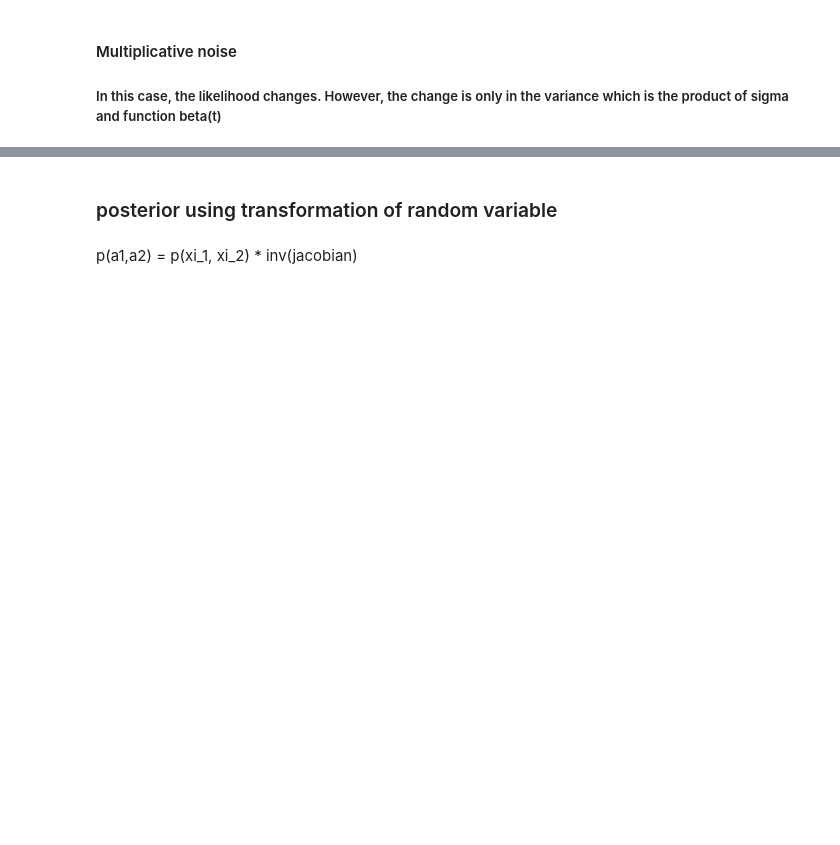
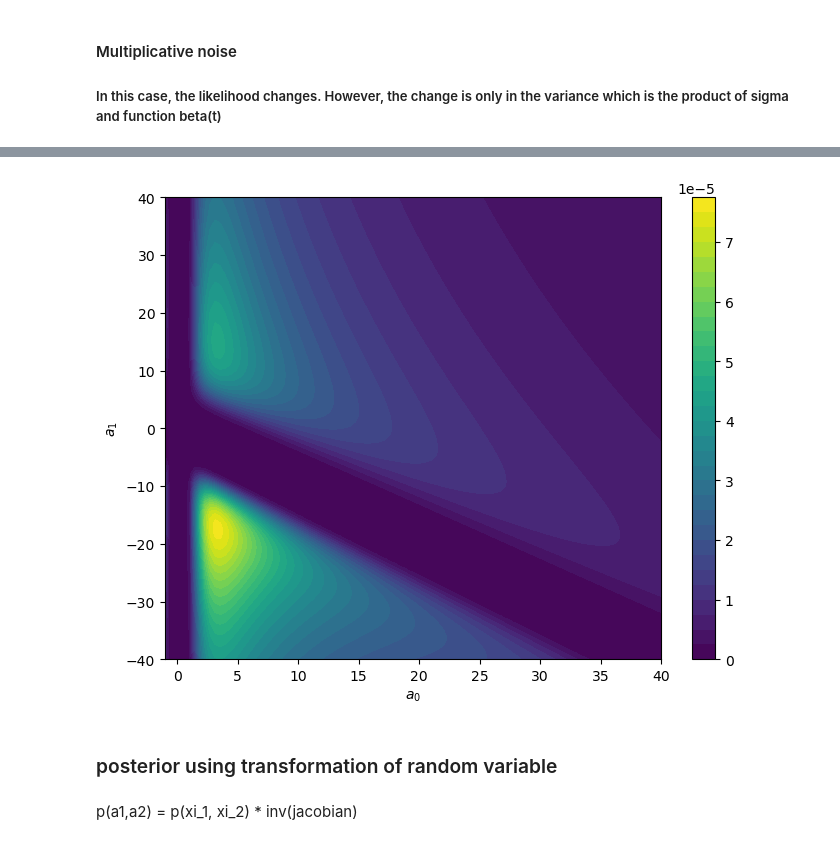
Before and after one commit to sudhipv/sequential_calibration, a Jupyter notebook: appendix/sum_of_sigmoid_noise.ipynb, the cells around one changed output, grey strips where cells are left out. Drawn from its saved outputs; the diff is of its cells as text; code cells hidden in the pictures; blank space fills up the shorter version.

```diff
--- a/appendix/sum_of_sigmoid_noise.ipynb
+++ b/appendix/sum_of_sigmoid_noise.ipynb
@@ -233,7 +243,7 @@ data points are 9.380745339155352 -15.559852263997453
 # %%
 
 
-x2, y2 = np.linspace(-1,40, 100), np.linspace(-20, 40, 100)
+x2, y2 = np.linspace(-1,40, 100), np.linspace(-40, 40, 100)
 
 
 f_t1 = (1 + np.exp(T1-t1))
@@ -248,34 +258,37 @@ for p0 in range(len(x2)):
 
 
         #### Worked Code
 
         var1 = (sigma_r * (x2[p0] + y2[p1]/ f_t1 ) )**2
 
         var2 = (sigma_r * (x2[p0] + y2[p1]/ f_t2 ) )**2
 
         multiplier1 = (1/np.sqrt(2*np.pi*var1))
 
         multiplier2 = (1/np.sqrt(2*np.pi*var2))
 
         err1 = np.exp(-1 * (Y1 * f_t1 - x2[p0] * f_t1  - y2[p1])**2 / (2 * var1 * f_t1**2))
 
         err2 = np.exp(-1 * (Y2 * f_t2 - x2[p0] * f_t2 - y2[p1])**2 / (2 * var2 * f_t2**2))
 
 
         Lsum = multiplier1 * err1.item() * multiplier2 * err2.item()
 
         L_a0a1[p0,p1] = Lsum
 
 
 fig = plt.figure(200,figsize=(8,6))
 P, Q = np.meshgrid(x2,y2)
 Lt = np.transpose(L_a0a1)
 plt.contourf(P, Q, Lt, levels=30, cmap="viridis")
 plt.xlabel('$a_{0}$')
 plt.ylabel('$a_{1}$')
 plt.colorbar()
-plt.savefig('./product_of_likelihood_multiplicative.pdf')
+# plt.savefig('./product_of_likelihood_multiplicative.pdf')
+plt.show()
 plt.close()
+# %% [output]
+[figure, added]
 # %% [markdown]
 ### posterior using transformation of random variable
 # %% [markdown]
```
Also changed, not shown: parts of 6 cells of this notebook.
